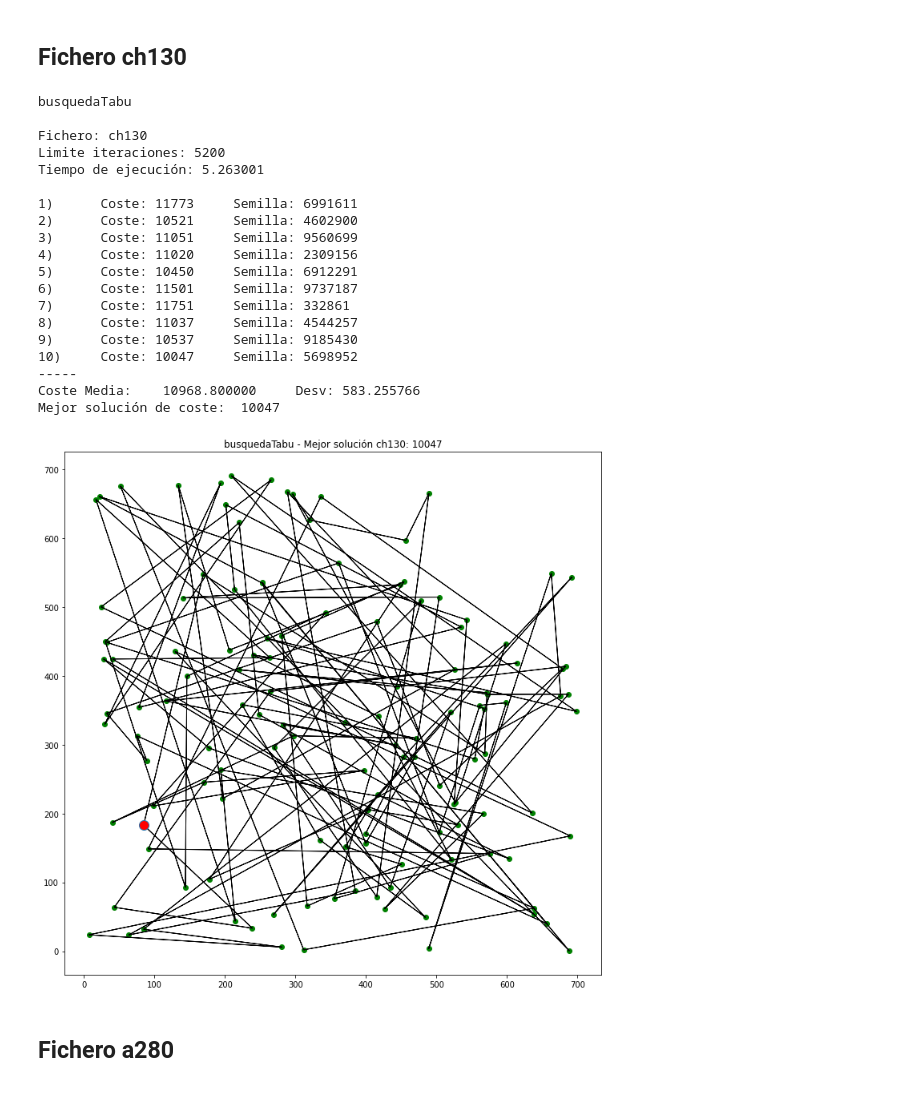
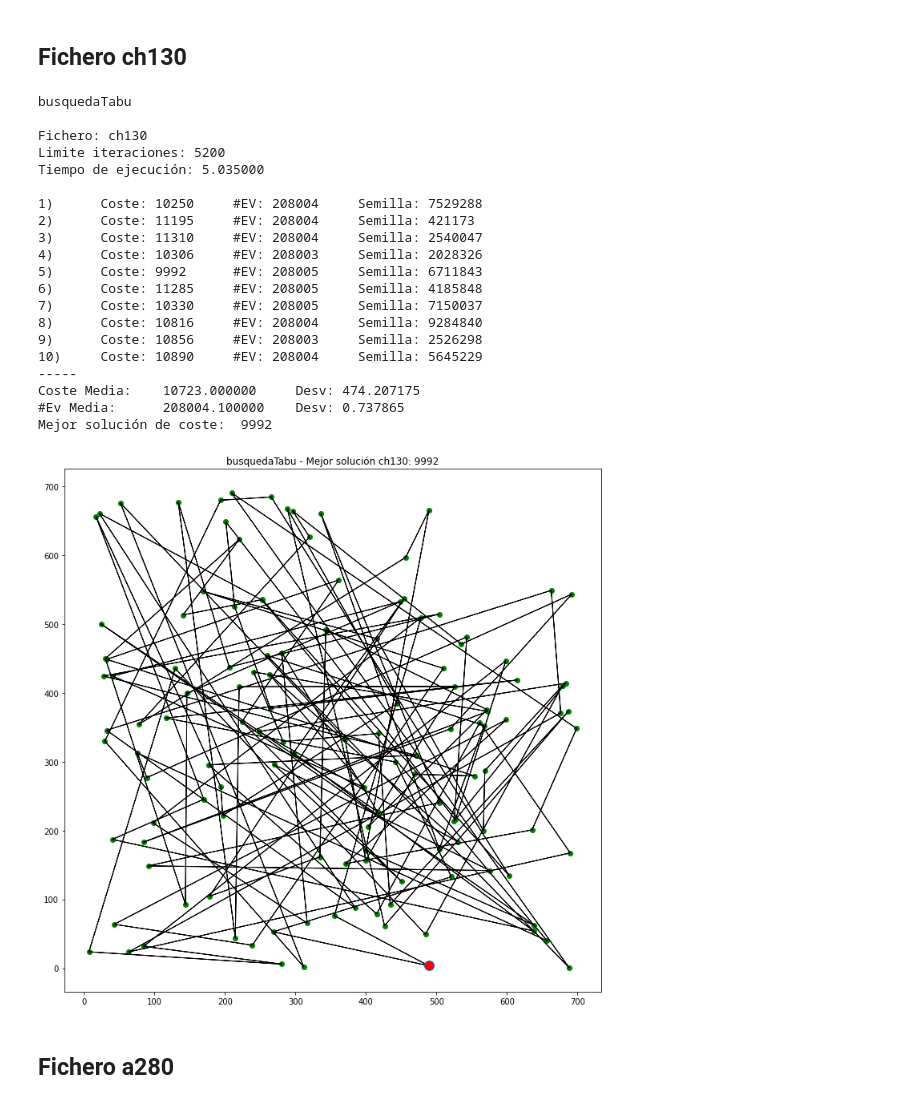
Before and after one commit to VictorNarov/AlgoritmosTrayectoriaTSP, a Jupyter notebook: 6 BusquedaTabu.ipynb, the cells around one changed output. Cells and saved outputs as stored; diff of their text form; code cells hidden in the pictures.

```diff
--- a/6 BusquedaTabu.ipynb
+++ b/6 BusquedaTabu.ipynb
@@ -22,6 +22,7 @@ nIteraciones = 40 * len(nodos)
 print(f"\nFichero: {fichero}\nLimite iteraciones: {nIteraciones}")
 
 costes = []
+evs = []
 mejorSolucion = []
 mejorCoste = float('inf')
 
@@ -36,18 +37,20 @@ print("Tiempo de ejecución: %f\n" % elapsed )
 
 for i,res in enumerate(resultados):
     costes.append(res[1])
+    evs.append(res[2])
 
     if res[1] < mejorCoste:
         mejorCoste = res[1]
         mejorSolucion = res[0]
 
     #coste = getCosteCamino(camino, distancias)
-    print("%i)\tCoste: %s\t Semilla: %s" % (i+1,res[1], res[2]) )
+    print("%i)\tCoste: %s \t #EV: %i \t Semilla: %s" % (i+1,res[1], res[2], res[3]) )
     #print("Camino: " + str(camino))
     # pintaCamino(camino,nodos)
-
+    i+=1
 
 print("-----\nCoste Media:\t%f \t Desv: %f" % (mean(costes), stdev(costes)))
+print("#Ev Media:\t%f \t Desv: %f" % (mean(evs), stdev(evs)))
 print("Mejor solución de coste: ", str(mejorCoste))
 titulo = algoritmo + " - Mejor solución " + fichero + ": " + str(mejorCoste)
 pintaCamino(mejorSolucion, nodos, titulo)
@@ -86,6 +90,7 @@ nIteraciones = 40 * len(nodos)
 print(f"\nFichero: {fichero}\nLimite iteraciones: {nIteraciones}")
 
 costes = []
+evs = []
 mejorSolucion = []
 mejorCoste = float('inf')
 
@@ -93,49 +98,52 @@ mejorCoste = float('inf')
 t = time.time()
 with Pool(processes=10) as p:
      resultados = p.starmap(busquedaTabu, product([distancias], semillas, [nIteraciones]))
 
 elapsed = time.time() - t
 print("Tiempo de ejecución: %f\n" % elapsed )
 
 
 for i,res in enumerate(resultados):
     costes.append(res[1])
+    evs.append(res[2])
 
     if res[1] < mejorCoste:
         mejorCoste = res[1]
         mejorSolucion = res[0]
 
     #coste = getCosteCamino(camino, distancias)
-    print("%i)\tCoste: %s\t Semilla: %s" % (i+1,res[1], res[2]) )
+    print("%i)\tCoste: %s \t #EV: %i \t Semilla: %s" % (i+1,res[1], res[2], res[3]) )
     #print("Camino: " + str(camino))
     # pintaCamino(camino,nodos)
-
+    i+=1
 
 print("-----\nCoste Media:\t%f \t Desv: %f" % (mean(costes), stdev(costes)))
+print("#Ev Media:\t%f \t Desv: %f" % (mean(evs), stdev(evs)))
 print("Mejor solución de coste: ", str(mejorCoste))
 titulo = algoritmo + " - Mejor solución " + fichero + ": " + str(mejorCoste)
 pintaCamino(mejorSolucion, nodos, titulo)
 # %% [output]
 busquedaTabu
 
 Fichero: ch130
 Limite iteraciones: 5200
-Tiempo de ejecución: 5.263001
+Tiempo de ejecución: 5.035000
 
-1)      Coste: 11773     Semilla: 6991611
-2)      Coste: 10521     Semilla: 4602900
-3)      Coste: 11051     Semilla: 9560699
-4)      Coste: 11020     Semilla: 2309156
-5)      Coste: 10450     Semilla: 6912291
-6)      Coste: 11501     Semilla: 9737187
-7)      Coste: 11751     Semilla: 332861
-8)      Coste: 11037     Semilla: 4544257
-9)      Coste: 10537     Semilla: 9185430
-10)     Coste: 10047     Semilla: 5698952
+1)      Coste: 10250     #EV: 208004     Semilla: 7529288
+2)      Coste: 11195     #EV: 208004     Semilla: 421173
+3)      Coste: 11310     #EV: 208004     Semilla: 2540047
+4)      Coste: 10306     #EV: 208003     Semilla: 2028326
+5)      Coste: 9992      #EV: 208005     Semilla: 6711843
+6)      Coste: 11285     #EV: 208005     Semilla: 4185848
+7)      Coste: 10330     #EV: 208005     Semilla: 7150037
+8)      Coste: 10816     #EV: 208004     Semilla: 9284840
+9)      Coste: 10856     #EV: 208003     Semilla: 2526298
+10)     Coste: 10890     #EV: 208004     Semilla: 5645229
 -----
-Coste Media:    10968.800000     Desv: 583.255766
-Mejor solución de coste:  10047
+Coste Media:    10723.000000     Desv: 474.207175
+#Ev Media:      208004.100000    Desv: 0.737865
+Mejor solución de coste:  9992
-[figure, old version]
+[figure, new version]
 # %% [markdown]
 ## Fichero a280
 # %%
```
Also changed, not shown: parts of 5 cells of this notebook, 4 other files.
